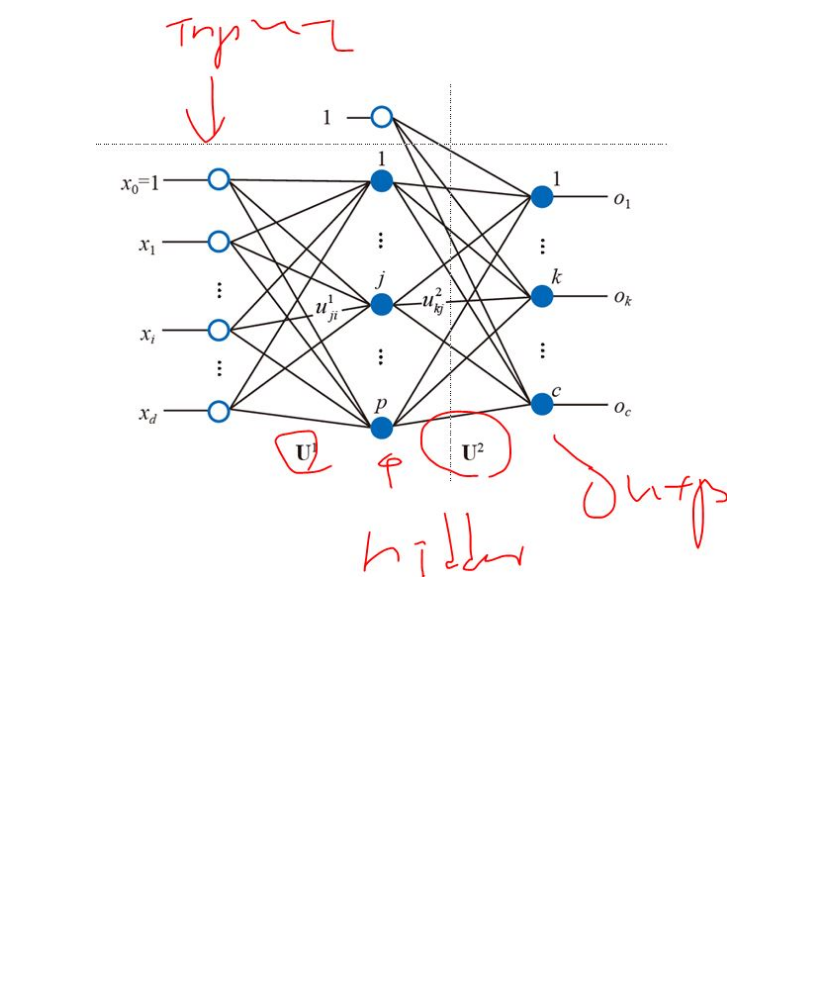
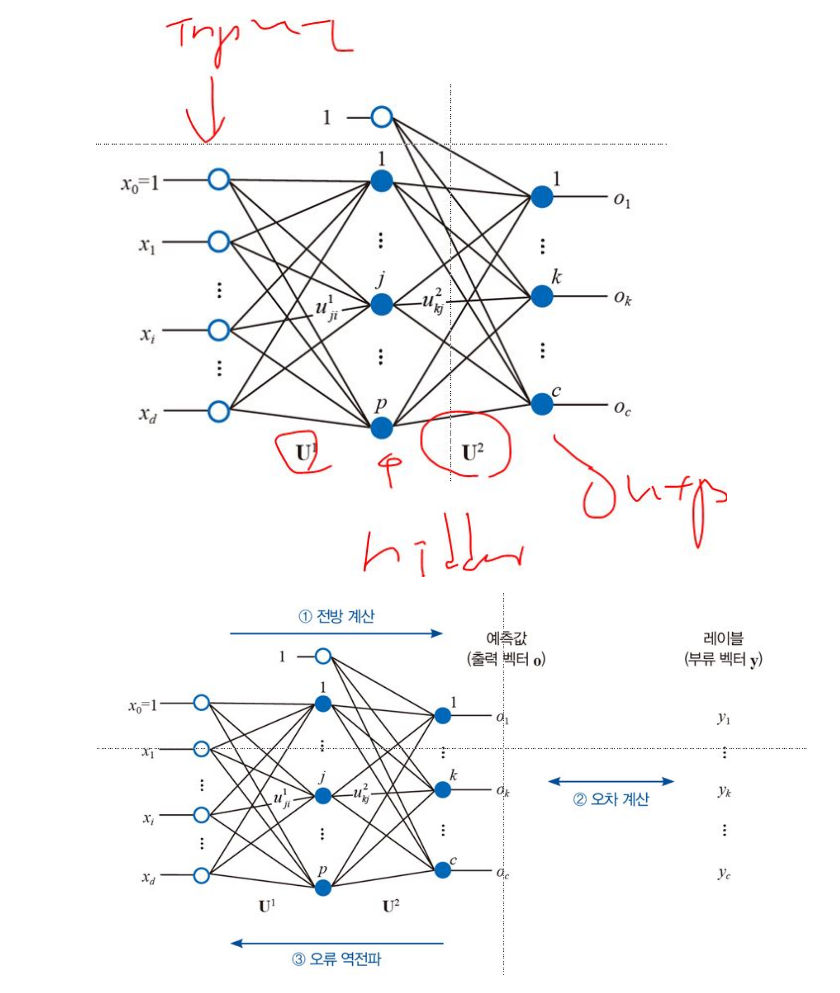
Before and after one commit to leekyuyoung4/ml0719, a Jupyter notebook: 신경망/신경망.ipynb, the cells around one changed output. Cells and saved outputs as stored; diff of their text form; code cells hidden in the pictures; blank space fills up the shorter version.

```diff
--- a/신경망/신경망.ipynb
+++ b/신경망/신경망.ipynb
@@ -304,7 +304,10 @@ display.Image('E:/1 강남야간/img/016.jpg')
 # %%
 # 활성화 함수는 퍼셉트론에서 결과를 출력하기전에 사용
 # 은닉층 하나당 활성화 함수 하나를 적용
 # 출력층도 은닉층과 같이 활성화 함수.... 최종결론에 도달할수 있도록 소프트맥스를
 #  확률을 사용
 # 신경망에서 분류는-- 확률의 분포, 예측도
 # 신경망의 기본이되는 다층 퍼셉트론은 오류 역전파 알고리즘으로 학습
+display.Image('E:/1 강남야간/img/017.jpg')
+# %% [output]
+[figure, added]
```
